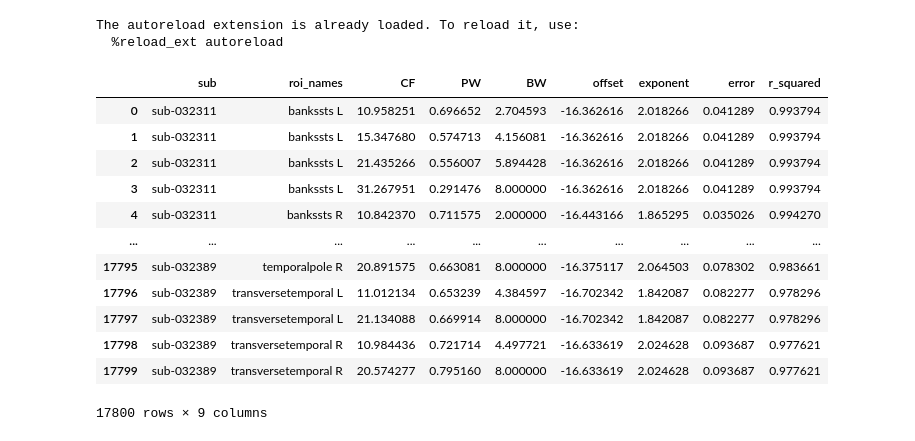
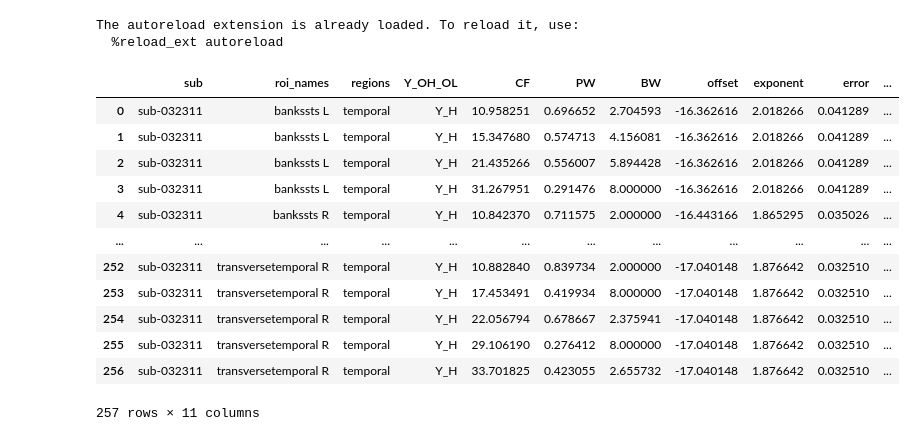
Before and after one commit to danieltomasz/ephys-poirot-analysis, a Jupyter notebook: studies/Playground.ipynb, the cells around one changed output. Saved outputs shown, nothing was run; the diff lists cells and outputs as text; code cells hidden in the pictures.

```diff
--- a/studies/Playground.ipynb
+++ b/studies/Playground.ipynb
@@ -6,7 +6,7 @@ from IPython.lib.deepreload import reload
 The autoreload extension is already loaded. To reload it, use:
   %reload_ext autoreload
 # %%
-from poirot.spectrum import specparam_xr
+from poirot.spectrum import specparam_xr, specparam_attributes
 import xarray as xr
 import pandas as pd
 from fooof import FOOOF, FOOOFGroup
@@ -15,44 +15,48 @@ import seaborn as sb
 
 import seaborn.objects as so
 import matplotlib.pyplot as plt
 
 sb.set_style("whitegrid")
 
 
 def tee(df):
     display(df)
     return df
 
 
 da = xr.open_dataarray("../data/output/LEMON_power.nc")
 da.close()
 
 
 stacked_columns = ["sub", "roi_names"]
 
 fg = FOOOFGroup(
     peak_width_limits=[2, 8],
     min_peak_height=0.1,
     max_n_peaks=6,
 )
 
 freq_range = [2, 48]
 
 df = da.isel(sub=slice(0, 1)).pipe(
-    specparam_xr, stacked_columns=["sub", "roi_names"], fg=fg, freq_range=freq_range
+    specparam_attributes,
+    stacked_cols=["sub", "roi_names"],
+    fg=fg,
+    freq_range=freq_range,
 )
+# xs = da.stack(point=stacked_columns).transpose("point", "freqs")
 display(df)
 # %% [output]
-|  | sub | roi_names | CF | PW | BW | offset | exponent | error | r_squared |
-| 0 | sub-032311 | bankssts L | 10.958251 | 0.696652 | 2.704593 | -16.362616 | 2.018266 | 0.041289 | 0.993794 |
-| 1 | sub-032311 | bankssts L | 15.347680 | 0.574713 | 4.156081 | -16.362616 | 2.018266 | 0.041289 | 0.993794 |
-| 2 | sub-032311 | bankssts L | 21.435266 | 0.556007 | 5.894428 | -16.362616 | 2.018266 | 0.041289 | 0.993794 |
-| 3 | sub-032311 | bankssts L | 31.267951 | 0.291476 | 8.000000 | -16.362616 | 2.018266 | 0.041289 | 0.993794 |
-| 4 | sub-032311 | bankssts R | 10.842370 | 0.711575 | 2.000000 | -16.443166 | 1.865295 | 0.035026 | 0.994270 |
-| ... | ... | ... | ... | ... | ... | ... | ... | ... | ... |
-| 17795 | sub-032389 | temporalpole R | 20.891575 | 0.663081 | 8.000000 | -16.375117 | 2.064503 | 0.078302 | 0.983661 |
-| 17796 | sub-032389 | transversetemporal L | 11.012134 | 0.653239 | 4.384597 | -16.702342 | 1.842087 | 0.082277 | 0.978296 |
-| 17797 | sub-032389 | transversetemporal L | 21.134088 | 0.669914 | 8.000000 | -16.702342 | 1.842087 | 0.082277 | 0.978296 |
-| 17798 | sub-032389 | transversetemporal R | 10.984436 | 0.721714 | 4.497721 | -16.633619 | 2.024628 | 0.093687 | 0.977621 |
-| 17799 | sub-032389 | transversetemporal R | 20.574277 | 0.795160 | 8.000000 | -16.633619 | 2.024628 | 0.093687 | 0.977621 |
+|  | sub | roi_names | regions | Y_OH_OL | CF | PW | BW | offset | exponent | error | ... |
+| 0 | sub-032311 | bankssts L | temporal | Y_H | 10.958251 | 0.696652 | 2.704593 | -16.362616 | 2.018266 | 0.041289 | ... |
+| 1 | sub-032311 | bankssts L | temporal | Y_H | 15.347680 | 0.574713 | 4.156081 | -16.362616 | 2.018266 | 0.041289 | ... |
+| 2 | sub-032311 | bankssts L | temporal | Y_H | 21.435266 | 0.556007 | 5.894428 | -16.362616 | 2.018266 | 0.041289 | ... |
+| 3 | sub-032311 | bankssts L | temporal | Y_H | 31.267951 | 0.291476 | 8.000000 | -16.362616 | 2.018266 | 0.041289 | ... |
+| 4 | sub-032311 | bankssts R | temporal | Y_H | 10.842370 | 0.711575 | 2.000000 | -16.443166 | 1.865295 | 0.035026 | ... |
+| ... | ... | ... | ... | ... | ... | ... | ... | ... | ... | ... | ... |
+| 252 | sub-032311 | transversetemporal R | temporal | Y_H | 10.882840 | 0.839734 | 2.000000 | -17.040148 | 1.876642 | 0.032510 | ... |
+| 253 | sub-032311 | transversetemporal R | temporal | Y_H | 17.453491 | 0.419934 | 8.000000 | -17.040148 | 1.876642 | 0.032510 | ... |
+| 254 | sub-032311 | transversetemporal R | temporal | Y_H | 22.056794 | 0.678667 | 2.375941 | -17.040148 | 1.876642 | 0.032510 | ... |
+| 255 | sub-032311 | transversetemporal R | temporal | Y_H | 29.106190 | 0.276412 | 8.000000 | -17.040148 | 1.876642 | 0.032510 | ... |
+| 256 | sub-032311 | transversetemporal R | temporal | Y_H | 33.701825 | 0.423055 | 2.655732 | -17.040148 | 1.876642 | 0.032510 | ... |
-17800 rows × 9 columns
+257 rows × 11 columns
```
Also changed, not shown: parts of 8 cells of this notebook, 3 other files.
